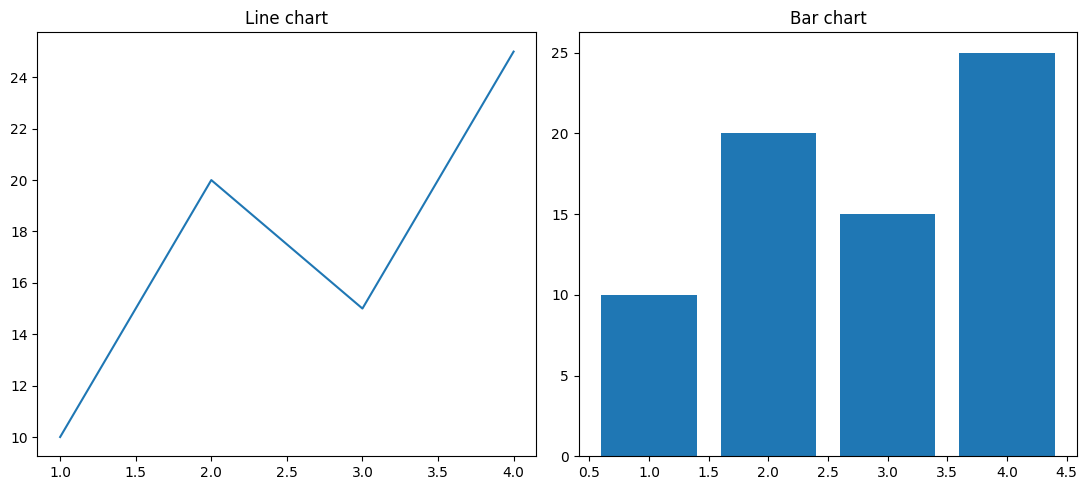
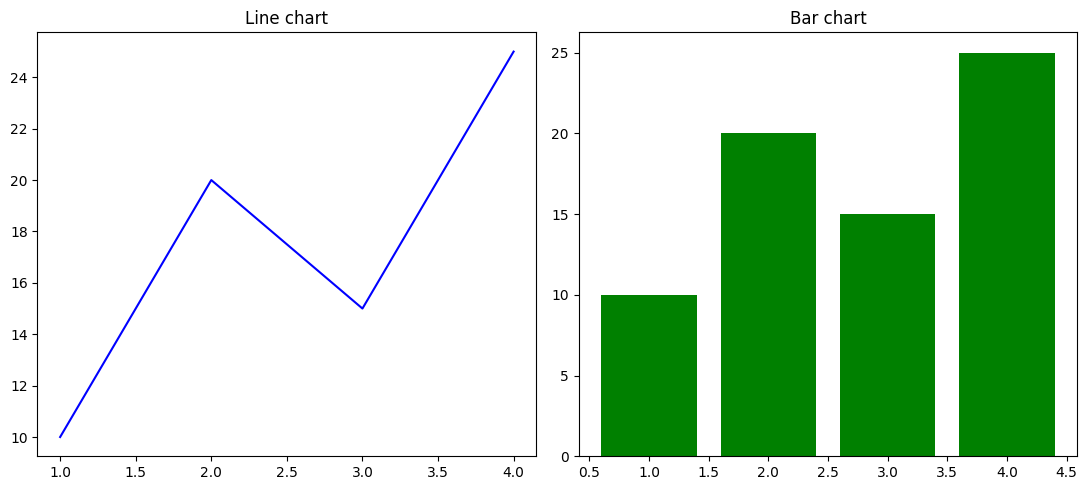
The notebook cell's code change between the first figure and the second:
--- before
+++ after
@@ -7,8 +7,8 @@
 y= [10,20,15,25]
 
-ax[0].plot(x,y)
+ax[0].plot(x,y, color = 'blue')
 ax[0].set_title('Line chart')
 
-ax[1].bar(x,y)
+ax[1].bar(x,y, color= 'green')
 ax[1].set_title("Bar chart")
 

Commit: learn advance subplot